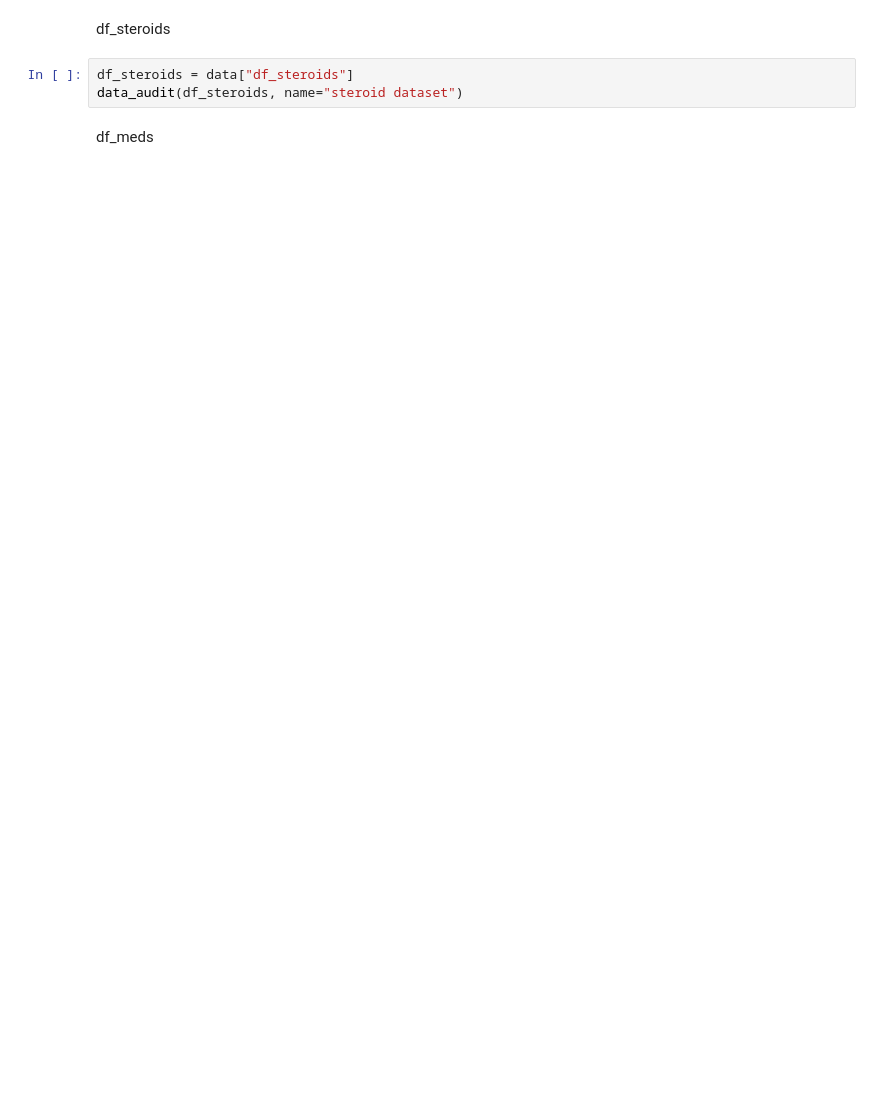
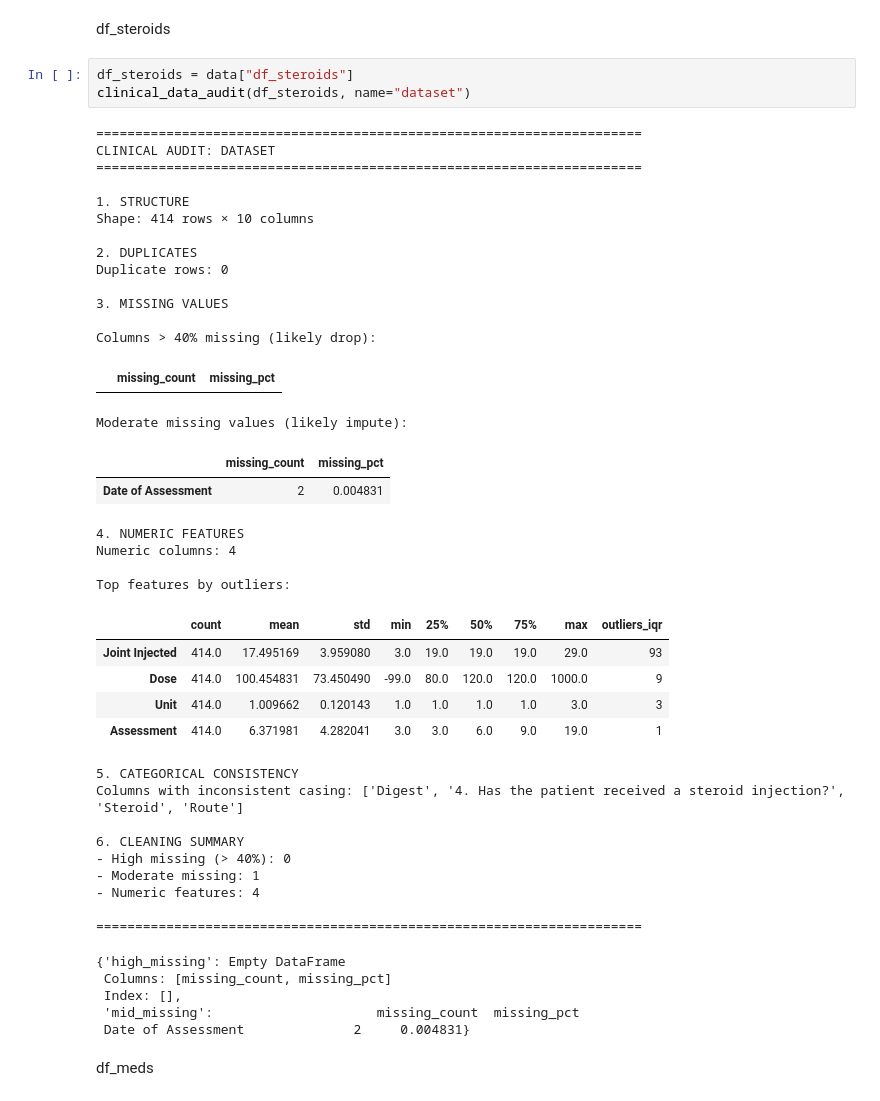
Before and after one commit to Roman0-5/RA-Map-EDA, a Jupyter notebook: notebooks/02_clinical_preprocessing.ipynb, the cells around one changed output. Drawn from its saved outputs; the diff is of its cells as text; blank space fills up the shorter version.

```diff
--- a/notebooks/02_clinical_preprocessing.ipynb
+++ b/notebooks/02_clinical_preprocessing.ipynb
@@ -32,7 +115,48 @@ data_audit(df_clinical, name="clinical dataset")
 df_steroids
 # %%
 df_steroids = data["df_steroids"]
-data_audit(df_steroids, name="steroid dataset")
+clinical_data_audit(df_steroids, name="dataset")
+# %% [output]
+======================================================================
+CLINICAL AUDIT: DATASET
+======================================================================
+
+1. STRUCTURE
+Shape: 414 rows × 10 columns
+
+2. DUPLICATES
+Duplicate rows: 0
+
+3. MISSING VALUES
+
+Columns > 40% missing (likely drop):
+|  | missing_count | missing_pct |
+Moderate missing values (likely impute):
+|  | missing_count | missing_pct |
+| Date of Assessment | 2 | 0.004831 |
+4. NUMERIC FEATURES
+Numeric columns: 4
+
+Top features by outliers:
+|  | count | mean | std | min | 25% | 50% | 75% | max | outliers_iqr |
+| Joint Injected | 414.0 | 17.495169 | 3.959080 | 3.0 | 19.0 | 19.0 | 19.0 | 29.0 | 93 |
+| Dose | 414.0 | 100.454831 | 73.450490 | -99.0 | 80.0 | 120.0 | 120.0 | 1000.0 | 9 |
+| Unit | 414.0 | 1.009662 | 0.120143 | 1.0 | 1.0 | 1.0 | 1.0 | 3.0 | 3 |
+| Assessment | 414.0 | 6.371981 | 4.282041 | 3.0 | 3.0 | 6.0 | 9.0 | 19.0 | 1 |
+5. CATEGORICAL CONSISTENCY
+Columns with inconsistent casing: ['Digest', '4. Has the patient received a steroid injection?', 'Steroid', 'Route']
+
+6. CLEANING SUMMARY
+- High missing (> 40%): 0
+- Moderate missing: 1
+- Numeric features: 4
+
+======================================================================
+{'high_missing': Empty DataFrame
+ Columns: [missing_count, missing_pct]
+ Index: [],
+ 'mid_missing':                     missing_count  missing_pct
+ Date of Assessment              2     0.004831}
 # %% [markdown]
 df_meds
 # %%
```
Also changed, not shown: parts of 25 cells of this notebook, 3 other files.
